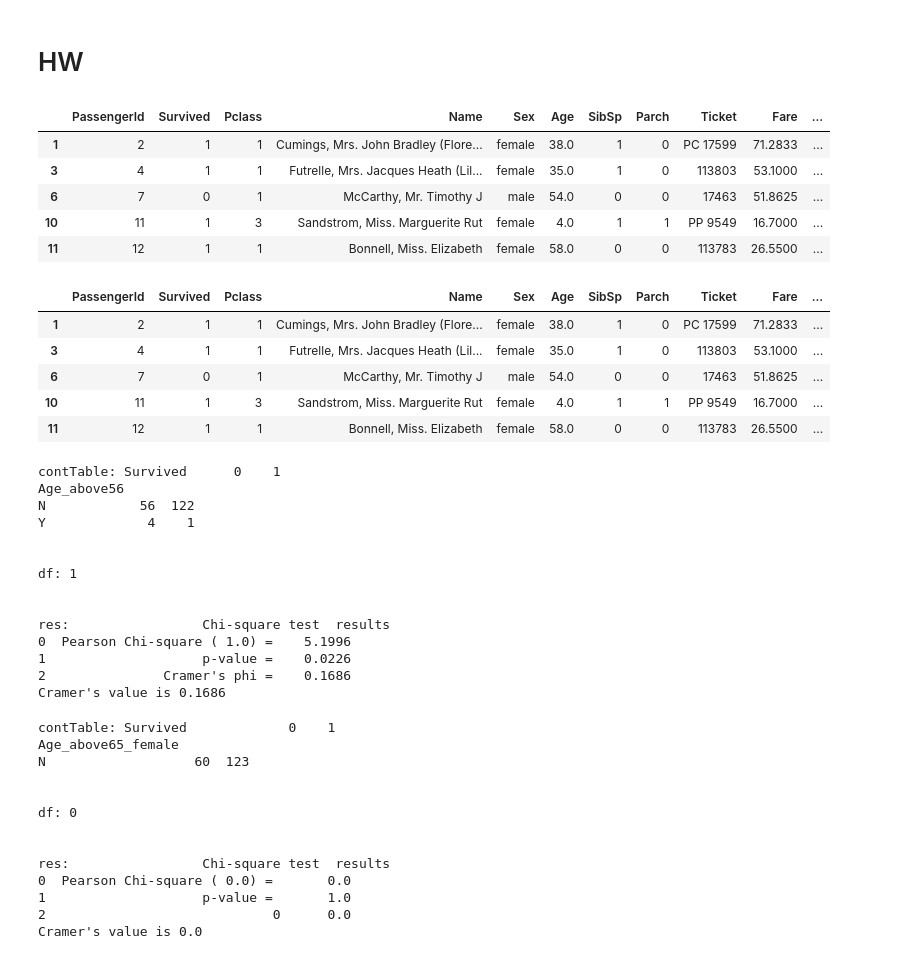
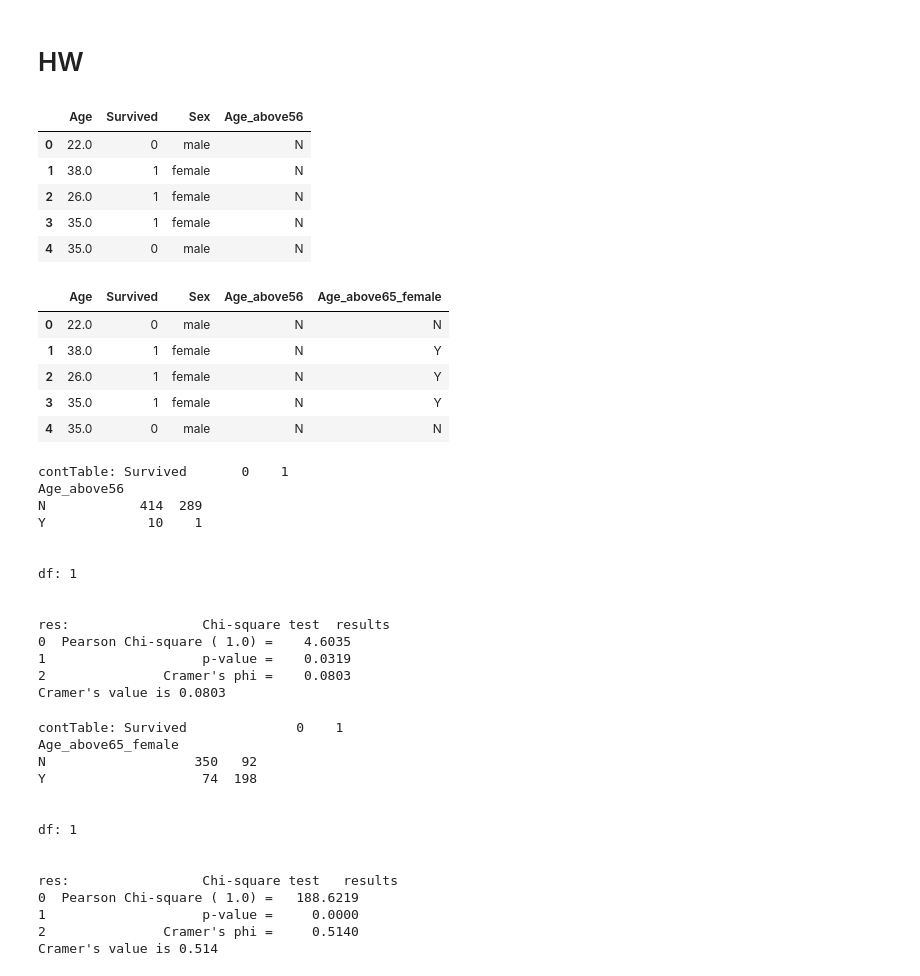
Before and after one commit to willhwh/DS_60Days, a Jupyter notebook: Day_039_HW.ipynb, the cells around one changed output. Cells and saved outputs as stored; diff of their text form; code cells hidden in the pictures.

```diff
--- a/Day_039_HW.ipynb
+++ b/Day_039_HW.ipynb
@@ -246,33 +246,34 @@ display(data)
 # HW
 # %%
 train = pd.read_csv('Titanic_train.csv')
-train = train.dropna(axis=0)
+train['Survived'] = train['Survived'].astype('object')
+train = train[['Age','Survived','Sex']].dropna(axis=0)
 # %%
 #Q1：產生一個新的變數 (Age_above65_)  Age ≧ 65 為 'Y'，其餘為 'N'。
 train['Age_above56'] = train['Age'].apply(lambda x: 'Y' if x>=65 else 'N')
 train.head()
 # %% [output]
-|  | PassengerId | Survived | Pclass | Name | Sex | Age | SibSp | Parch | Ticket | Fare | ... |
-| 1 | 2 | 1 | 1 | Cumings, Mrs. John Bradley (Flore... | female | 38.0 | 1 | 0 | PC 17599 | 71.2833 | ... |
-| 3 | 4 | 1 | 1 | Futrelle, Mrs. Jacques Heath (Lil... | female | 35.0 | 1 | 0 | 113803 | 53.1000 | ... |
-| 6 | 7 | 0 | 1 | McCarthy, Mr. Timothy J | male | 54.0 | 0 | 0 | 17463 | 51.8625 | ... |
-| 10 | 11 | 1 | 3 | Sandstrom, Miss. Marguerite Rut | female | 4.0 | 1 | 1 | PP 9549 | 16.7000 | ... |
-| 11 | 12 | 1 | 1 | Bonnell, Miss. Elizabeth | female | 58.0 | 0 | 0 | 113783 | 26.5500 | ... |
+|  | Age | Survived | Sex | Age_above56 |
+| 0 | 22.0 | 0 | male | N |
+| 1 | 38.0 | 1 | female | N |
+| 2 | 26.0 | 1 | female | N |
+| 3 | 35.0 | 1 | female | N |
+| 4 | 35.0 | 0 | male | N |
 # %%
 #Q2：添加女性和男性，產生一個新的變數 (Age_above65_female)，女性或 Age ≧ 65 為 'Y'，其餘為 'N'。
 train['age>=65'] = train['Age'].apply(lambda x:1 if x>=65 else 0)
 train['female'] = train['Sex'].apply(lambda x: 1 if x=='female' else 0)
-train['Age_above65_female'] = train['age>=65']*train['female']
-train['Age_above65_female'] = train['Age_above65_female'].apply(lambda x: 'Y' if x==1 else 'N')
+train['Age_above65_female'] = train['age>=65']+train['female']
+train['Age_above65_female'] = train['Age_above65_female'].apply(lambda x: 'Y' if x>=1 else 'N')
 train.drop(['age>=65','female'],axis=1,inplace=True)
 train.head()
 # %% [output]
-|  | PassengerId | Survived | Pclass | Name | Sex | Age | SibSp | Parch | Ticket | Fare | ... |
-| 1 | 2 | 1 | 1 | Cumings, Mrs. John Bradley (Flore... | female | 38.0 | 1 | 0 | PC 17599 | 71.2833 | ... |
-| 3 | 4 | 1 | 1 | Futrelle, Mrs. Jacques Heath (Lil... | female | 35.0 | 1 | 0 | 113803 | 53.1000 | ... |
-| 6 | 7 | 0 | 1 | McCarthy, Mr. Timothy J | male | 54.0 | 0 | 0 | 17463 | 51.8625 | ... |
-| 10 | 11 | 1 | 3 | Sandstrom, Miss. Marguerite Rut | female | 4.0 | 1 | 1 | PP 9549 | 16.7000 | ... |
-| 11 | 12 | 1 | 1 | Bonnell, Miss. Elizabeth | female | 58.0 | 0 | 0 | 113783 | 26.5500 | ... |
+|  | Age | Survived | Sex | Age_above56 | Age_above65_female |
+| 0 | 22.0 | 0 | male | N | N |
+| 1 | 38.0 | 1 | female | N | Y |
+| 2 | 26.0 | 1 | female | N | Y |
+| 3 | 35.0 | 1 | female | N | Y |
+| 4 | 35.0 | 0 | male | N | N |
 # %%
 #Q3：透過昨天課程的內容，驗證產生的兩個新變數，哪一個和目標變數(Survived_cate) 的相關性較高？
 
@@ -288,21 +289,22 @@ print('\n')
 crosstab, res = researchpy.crosstab(target['Age_above56'], target['Survived'], test='chi-square')
 print(f'res: {res}')
 print("Cramer's value is",res.loc[2,'results'])
+#df1, <0.1 negligible
 # %% [output]
-contTable: Survived      0    1
+contTable: Survived       0    1
 Age_above56
-N            56  122
-Y             4    1
+N            414  289
+Y             10    1
 
 
 df: 1
 
 
 res:                 Chi-square test  results
-0  Pearson Chi-square ( 1.0) =    5.1996
-1                    p-value =    0.0226
-2               Cramer's phi =    0.1686
-Cramer's value is 0.1686
+0  Pearson Chi-square ( 1.0) =    4.6035
+1                    p-value =    0.0319
+2               Cramer's phi =    0.0803
+Cramer's value is 0.0803
 # %%
 
 target=train[['Age_above65_female','Survived']].dropna(axis=0)
@@ -315,17 +317,19 @@ print('\n')
 crosstab, res = researchpy.crosstab(target['Age_above65_female'], target['Survived'], test='chi-square')
 print(f'res: {res}')
 print("Cramer's value is",res.loc[2,'results'])
+#df1, >0.5 large
 # %% [output]
-contTable: Survived             0    1
+contTable: Survived              0    1
 Age_above65_female
-N                   60  123
+N                   350   92
+Y                    74  198
 
 
-df: 0
+df: 1
 
 
-res:                 Chi-square test  results
-0  Pearson Chi-square ( 0.0) =       0.0
-1                    p-value =       1.0
-2                             0      0.0
-Cramer's value is 0.0
+res:                 Chi-square test   results
+0  Pearson Chi-square ( 1.0) =   188.6219
+1                    p-value =     0.0000
+2               Cramer's phi =     0.5140
+Cramer's value is 0.514
```
